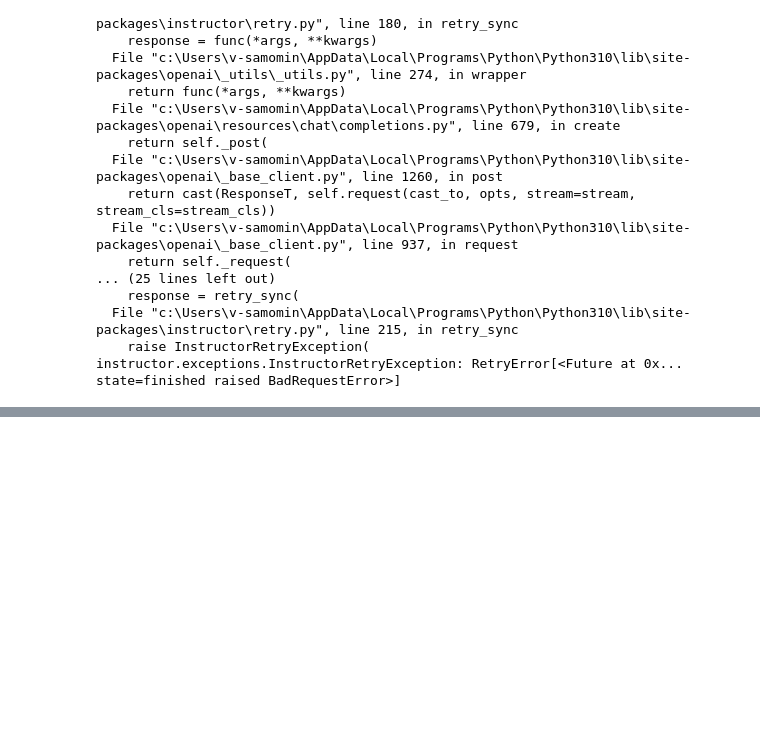
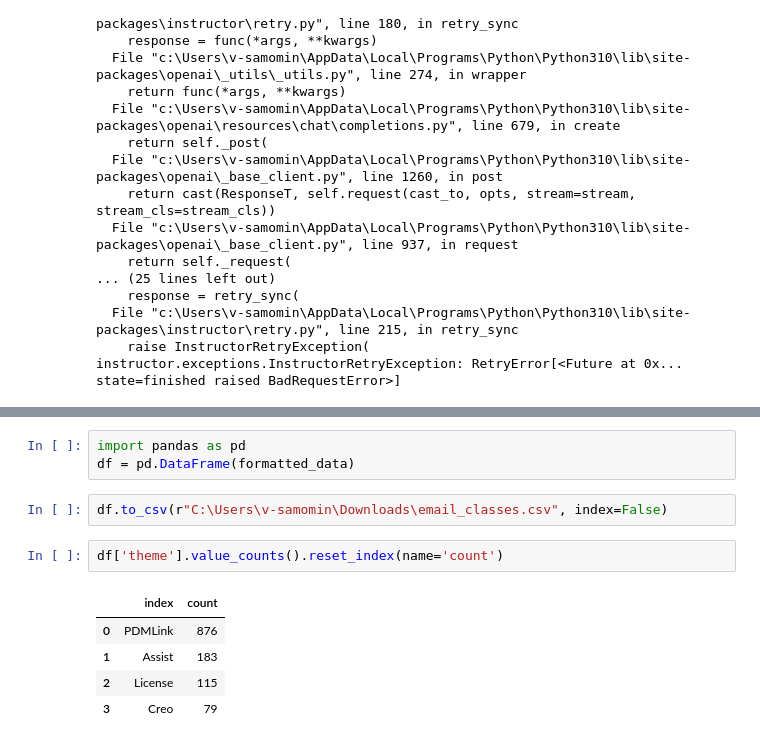
Before and after one commit to Saumaan-1022737/sample-app-aoai-chatGPT, a Jupyter notebook: backend/email/email_classification.ipynb, the cells around one changed output, grey strips where cells are left out. Saved outputs shown, nothing was run; the diff lists cells and outputs as text; blank space fills up the shorter version.

```diff
--- a/backend/email/email_classification.ipynb
+++ b/backend/email/email_classification.ipynb
@@ -652,0 +674,13 @@ with open(r"C:\Users\v-samomin\Desktop\git\sample-app-aoai-chatGPT\backend\email
+# %%
+import pandas as pd
+df = pd.DataFrame(formatted_data)
+# %%
+df.to_csv(r"C:\Users\v-samomin\Downloads\email_classes.csv", index=False)
+# %%
+df['theme'].value_counts().reset_index(name='count')
+# %% [output]
+|  | index | count |
+| 0 | PDMLink | 876 |
+| 1 | Assist | 183 |
+| 2 | License | 115 |
+| 3 | Creo | 79 |
```
Also changed, not shown: parts of 12 cells of this notebook.
